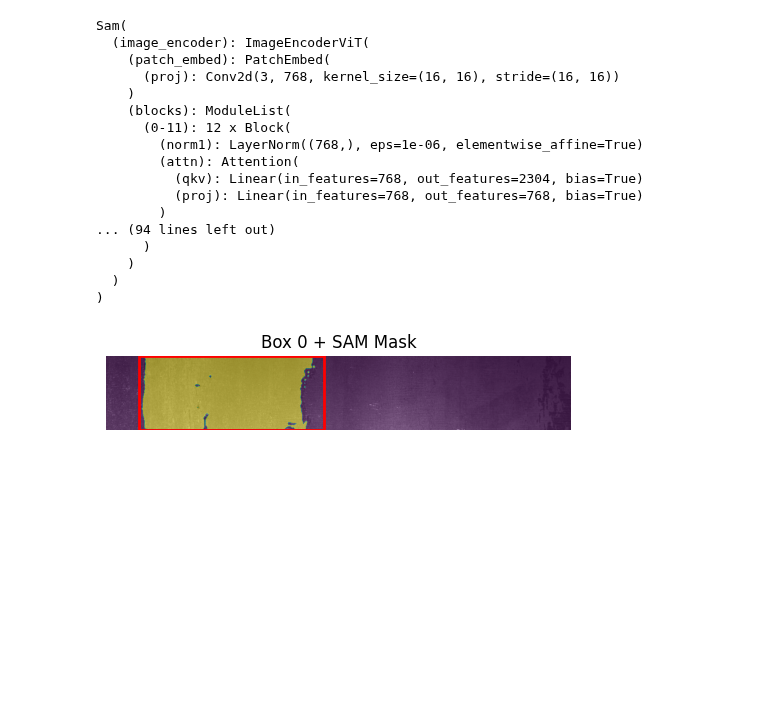
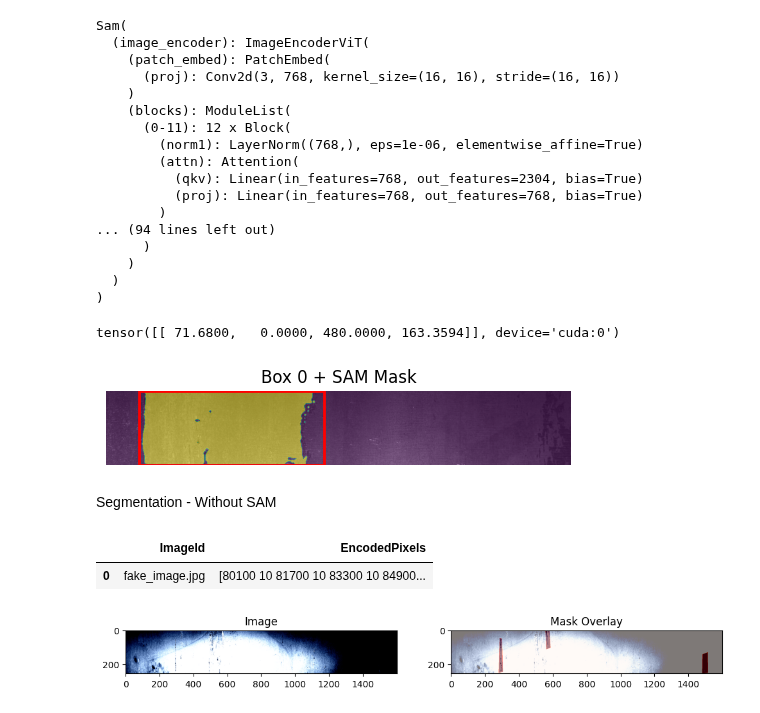
Before and after one commit to Abdulmathin-shaik/Kaggle, a Jupyter notebook: smart-detection-system.ipynb, the cells around one changed output. Drawn from its saved outputs; the diff is of its cells as text; code cells hidden in the pictures; blank space fills up the shorter version.

Commit message:
added dataset for segmentation

```diff
--- a/smart-detection-system.ipynb
+++ b/smart-detection-system.ipynb
@@ -295,6 +310,10 @@ boxes_np = np.array(boxes)
 transformed_boxes = predictor.transform.apply_boxes_torch(
     torch.tensor(boxes_np, dtype=torch.float32), image.shape[:2]
 ).to(device)
+# %%
+transformed_boxes
+# %% [output]
+tensor([[ 71.6800,   0.0000, 480.0000, 163.3594]], device='cuda:0')
 # %%
 # --- Predict masks
 masks, scores, logits = predictor.predict_torch(
@@ -317,3 +336,20 @@ for i, mask in enumerate(masks):
     plt.show()
 # %% [output]
 [figure]
+# %% [markdown]
+Segmentation - Without SAM
+# %%
+df.head()
+# %% [output]
+|  | ImageId | EncodedPixels |
+| 0 | fake_image.jpg | [80100 10 81700 10 83300 10 84900... |
+# %%
+grouped = df.groupby('ImageId')['EncodedPixels'].apply(list).reset_index()
+# %%
+#Create masks
+def create_mask(image_id, encoded_pixels_list, shape=(256, 1600)):
+    mask = np.zeros(shape,dtype=np.uint8)
+    for rle in encoded_pixels_list:
+         if isinstance(rle, str):  # Make sure it's not NaN
+            mask += rle_decode(rle, shape)
+    return np.clip(mask, 0, 1)  # In case of overlapping masks
@@ -319,0 +399,30 @@ for i, mask in enumerate(masks):
+# %%
+transform = transforms.Compose([
+    transforms.ToTensor(),  # Converts to [0,1] and CHW format
+    transforms.Normalize(mean=[0.485, 0.456, 0.406],
+                         std=[0.229, 0.224, 0.225])
+])
+# %%
+dataset = SteelDefectDataset(dataframe=grouped, image_dir='/kaggle/input/severstal-steel-defect-detection/train_images', transform=transform)
+# %%
+import matplotlib.pyplot as plt
+
+# Get a sample
+image, mask = dataset[15]
+
+# Convert image tensor to numpy for plotting
+img_np = image.permute(1, 2, 0).numpy()
+mask_np = mask.squeeze().numpy()
+
+plt.figure(figsize=(12, 5))
+plt.subplot(1, 2, 1)
+plt.imshow(img_np)
+plt.title('Image')
+
+plt.subplot(1, 2, 2)
+plt.imshow(img_np)
+plt.imshow(mask_np, alpha=0.5, cmap='Reds')
+plt.title('Mask Overlay')
+plt.show()
+# %% [output]
+[figure, added]
```
Also changed, not shown: parts of 7 cells of this notebook.
